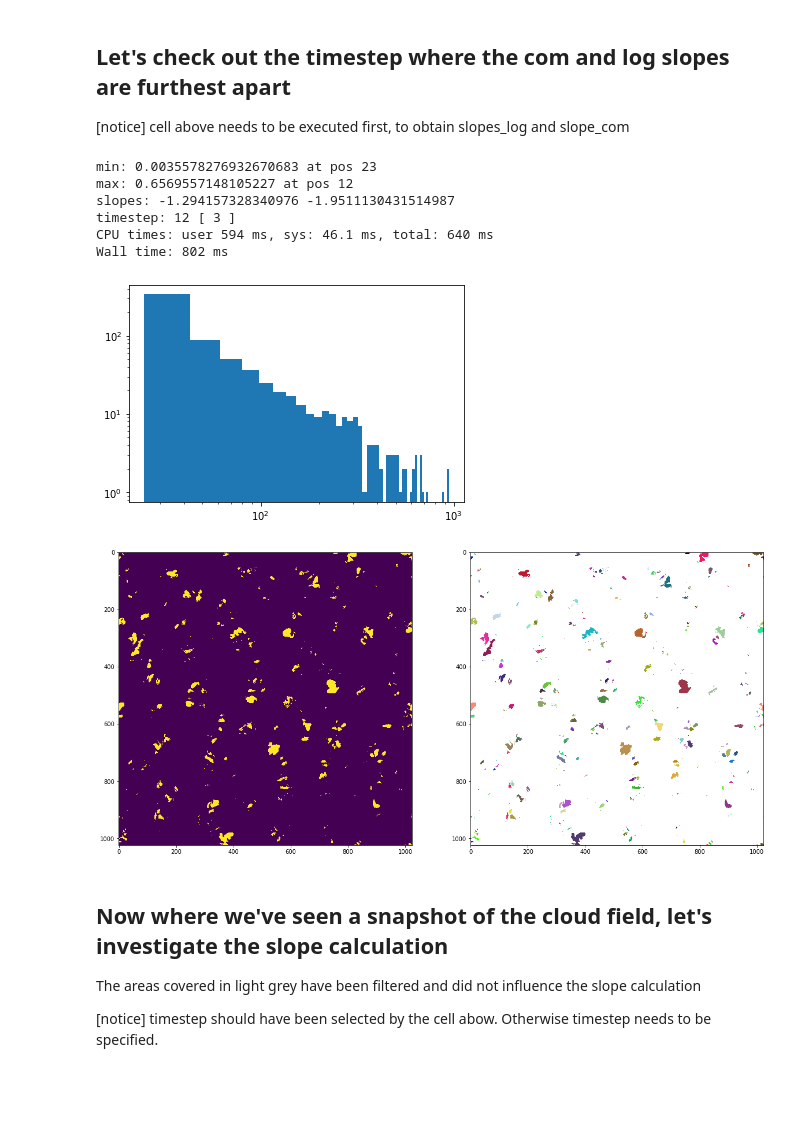
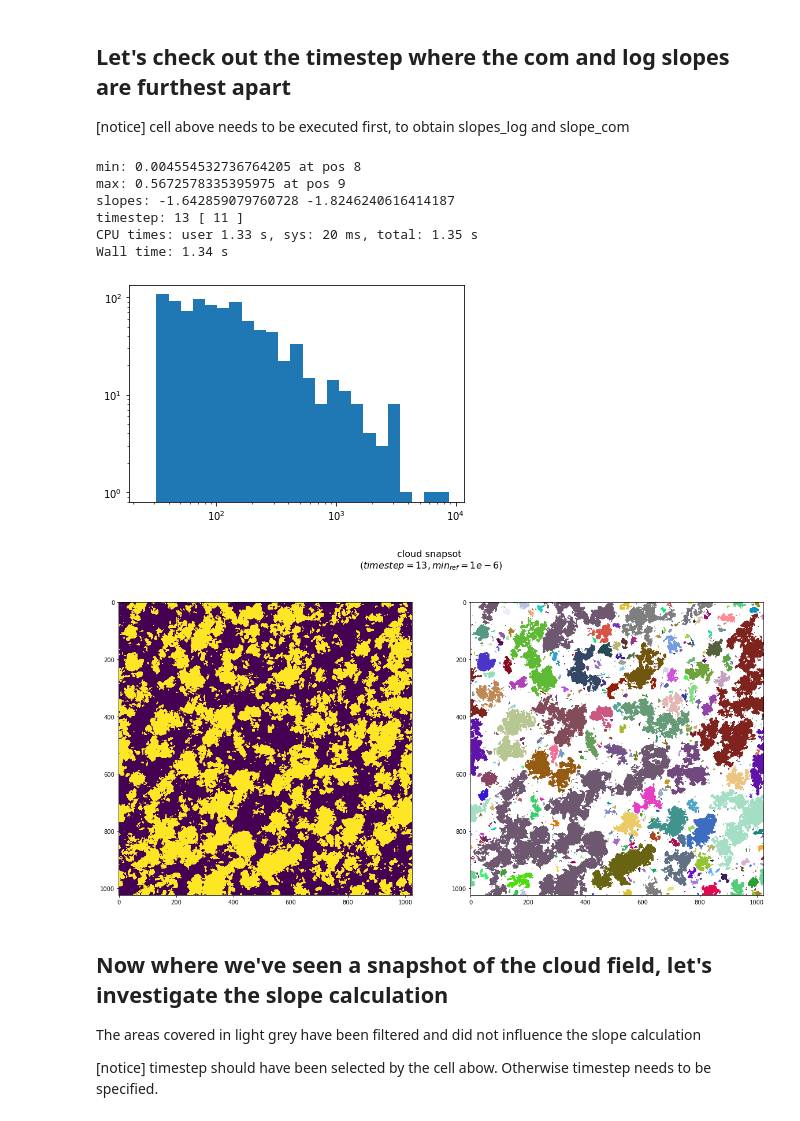
Before and after one commit to tillvondenhoff/SHK_project, a Jupyter notebook: cloudAnalysis.ipynb, the cells around one changed output. Drawn from its saved outputs; the diff is of its cells as text; code cells hidden in the pictures; blank space fills up the shorter version.

```diff
--- a/cloudAnalysis.ipynb
+++ b/cloudAnalysis.ipynb
@@ -38,7 +38,7 @@ from random import random
 import matplotlib
 import sys
 # %%
-cloud_file = './data/ql_vertmax_20160719.nc'
+cloud_file = './data/ql_vertmax_20160830.nc'
 cloud_data = Dataset(cloud_file)
 # %% [markdown]
 Let's have a look at the resulting slopes using the 3 different distribution methods
@@ -57,9 +57,9 @@ import matplotlib.pyplot as plt
 
 thresh = 1e-6
 min_pixel = 4
-bin_n = 75
+bin_n = 15
 bin_min = 25
-bin_max = 500
+bin_max = 750
 
 n_clouds = []
 time = np.arange(len(cloud_data.variables['time'][:]))
@@ -78,7 +78,7 @@ print ('min at pos',np.nanargmin(slope_var)+len(cloud_data.variables['time'][:])
 print ('max at pos',np.nanargmax(slope_var)+len(cloud_data.variables['time'][:])-len(time))
 
 axes = plt
-
+axes.figure(figsize=(10,6))
 axes.bar(time, n_clouds, color='lightgrey')
 axes.xlabel('Time')
 axes.ylabel('Number of clouds')  # we already handled the x-label with ax1
@@ -94,4 +94,5 @@ axes2.plot(time, slope_log, linewidth=3, color='tab:pink', label='log')
 axes2.plot(time, slope_com, linewidth=3, color='tab:green', label='com')
 
 plt.legend()
+#plt.savefig('log_com_slopes_clouds_20160830.png')
 # %% [output]
@@ -121,8 +119,8 @@ reload(cloud_and_plumes_slopes)
 import matplotlib.pyplot as plt
 from random import random
 
-#buffer_size given as a percentage of the full domain's length
-buffer_size = .5
+hist_bins = 25       #number of bins used for the histogram
+buffer_size = .5     #buffer_size given as a percentage of the full domain's length
 
 colors = [(0.5,0.5,0.5)] + [(random(),random(),random()) for i in range(1000)]
 random_cmap = matplotlib.colors.LinearSegmentedColormap.from_list('random_cmap', colors, N=1000)
@@ -132,44 +130,47 @@ for i in range(len(slope_log)):
     if np.isnan(slope_log[i]):
         absolute.append(slope_log[i])
     else:
         absolute.append(np.abs(slope_log[i]-slope_com[i]))
 
-timestep = np.nanargmax(absolute)+len(cloud_data.variables['time'][:])-len(time)
+timestep = 13 #np.nanargmax(absolute)+len(cloud_data.variables['time'][:])-len(time)
 
 print ('min:',np.nanmin(absolute),'at pos',np.nanargmin(absolute)+len(cloud_data.variables['time'][:])-len(time))
 print ('max:',np.nanmax(absolute),'at pos',np.nanargmax(absolute)+len(cloud_data.variables['time'][:])-len(time))
 
 print ('slopes:',slope_log[timestep-len(cloud_data.variables['time'][:])+len(time)], slope_com[timestep-len(cloud_data.variables['time'][:])+len(time)])
 print ('timestep:',timestep,'[',timestep-len(cloud_data.variables['time'][:])+len(time),']')
 
 # marks everything above ref_min as a cloud
 cloud_2D_mask = np.zeros_like(cloud_data.variables['ql'][timestep,:,:])
 cloud_2D_mask[cloud_data.variables['ql'][timestep,:,:] > thresh] = 1
 
 # calculates how many clouds exist in cloud_2D_mask, returns total number of clouds
-labeled_clouds, A_buf, n_buffer, cloud_center, cloud_pixels = cluster_2D(cloud_2D_mask,buffer_size)
+labeled_clouds, A_buf, n_buffer, cloud_center_x, cloud_center_y, cloud_pixels = cluster_2D(cloud_2D_mask,buffer_size)
 
 #Grosse jeder wolken
 label, cl_pixels = np.unique(labeled_clouds.ravel(),return_counts=True)
 cl_size = np.sqrt(cl_pixels*25.*25.)
 
-plt.hist(cl_size[1:],bins=50)
+plt.hist(cl_size[1:],bins=np.logspace(np.log10(min(cl_size[1:])),np.log10(max(cl_size[1:])), hist_bins+1))
 plt.yscale('log')
 plt.xscale('log')
 
 masked_clouds = np.ma.masked_where(labeled_clouds<1,labeled_clouds)
 fig,ax = plt.subplots(1,2,figsize=(20,10))
+fig.suptitle('cloud snapsot \n($timestep = %i , min_{ref} = 1e-6$)'%timestep, fontsize=16)
+
 im1  =ax[0].imshow(cloud_2D_mask)
 im1  =ax[1].imshow(masked_clouds,cmap=random_cmap)
+#plt.savefig('cloud_snapshot_ts%i_20160830.png'%timestep)
 # %% [output]
-min: 0.0035578276932670683 at pos 23
-max: 0.6569557148105227 at pos 12
-slopes: -1.294157328340976 -1.9511130431514987
-timestep: 12 [ 3 ]
-CPU times: user 594 ms, sys: 46.1 ms, total: 640 ms
-Wall time: 802 ms
+min: 0.004554532736764205 at pos 8
+max: 0.5672578335395975 at pos 9
+slopes: -1.642859079760728 -1.8246240616414187
+timestep: 13 [ 11 ]
+CPU times: user 1.33 s, sys: 20 ms, total: 1.35 s
+Wall time: 1.34 s
-[figure, old version]
+[figure, new version]
-[figure, old version]
+[figure, new version]
 # %% [markdown]
 Now where we've seen a snapshot of the cloud field, let's investigate the slope calculation
 -
```
Also changed, not shown: parts of 9 cells of this notebook, 6 other files.
